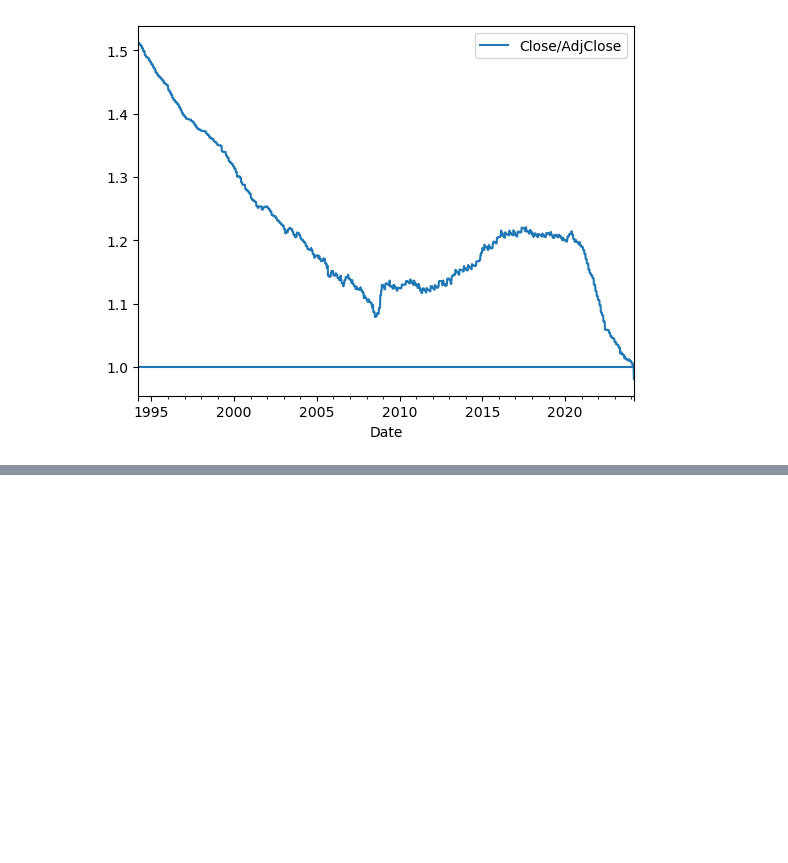
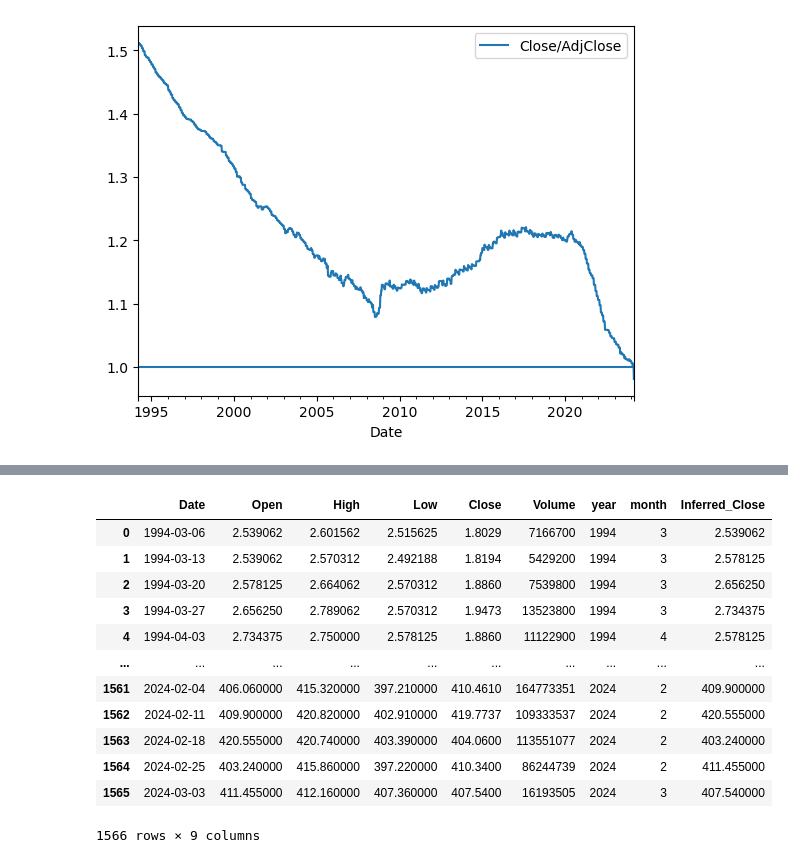
Before and after one commit to elenatomasella/ML, a Jupyter notebook: microsoft_preprocessing.ipynb, the cells around one changed output, grey strips where cells are left out. Saved outputs shown, nothing was run; the diff lists cells and outputs as text; code cells hidden in the pictures; blank space fills up the shorter version.

```diff
--- a/microsoft_preprocessing.ipynb
+++ b/microsoft_preprocessing.ipynb
@@ -141,0 +142,24 @@ plt.show()
+# %%
+# Calculate 'Inferred_Close' based on the condition 'Low' > 'Close'
+msft_df['Inferred_Close'] = msft_df['Open'].shift(periods=-1)
+msft_df.loc[msft_df['Low'] > msft_df['Close'], 'Inferred_Close'] = msft_df['Inferred_Close']
+
+# Fill NaN values in 'Inferred_Close' with corresponding 'Close' values
+msft_df['Inferred_Close'].fillna(msft_df['Close'], inplace=True)
+
+# Print the resulting DataFrame
+msft_df
+# %% [output]
+|  | Date | Open | High | Low | Close | Volume | year | month | Inferred_Close |
+| 0 | 1994-03-06 | 2.539062 | 2.601562 | 2.515625 | 1.8029 | 7166700 | 1994 | 3 | 2.539062 |
+| 1 | 1994-03-13 | 2.539062 | 2.570312 | 2.492188 | 1.8194 | 5429200 | 1994 | 3 | 2.578125 |
+| 2 | 1994-03-20 | 2.578125 | 2.664062 | 2.570312 | 1.8860 | 7539800 | 1994 | 3 | 2.656250 |
+| 3 | 1994-03-27 | 2.656250 | 2.789062 | 2.570312 | 1.9473 | 13523800 | 1994 | 3 | 2.734375 |
+| 4 | 1994-04-03 | 2.734375 | 2.750000 | 2.578125 | 1.8860 | 11122900 | 1994 | 4 | 2.578125 |
+| ... | ... | ... | ... | ... | ... | ... | ... | ... | ... |
+| 1561 | 2024-02-04 | 406.060000 | 415.320000 | 397.210000 | 410.4610 | 164773351 | 2024 | 2 | 409.900000 |
+| 1562 | 2024-02-11 | 409.900000 | 420.820000 | 402.910000 | 419.7737 | 109333537 | 2024 | 2 | 420.555000 |
+| 1563 | 2024-02-18 | 420.555000 | 420.740000 | 403.390000 | 404.0600 | 113551077 | 2024 | 2 | 403.240000 |
+| 1564 | 2024-02-25 | 403.240000 | 415.860000 | 397.220000 | 410.3400 | 86244739 | 2024 | 2 | 411.455000 |
+| 1565 | 2024-03-03 | 411.455000 | 412.160000 | 407.360000 | 407.5400 | 16193505 | 2024 | 3 | 407.540000 |
+1566 rows × 9 columns
```
Also changed, not shown: parts of 6 cells of this notebook, 1 other file.
